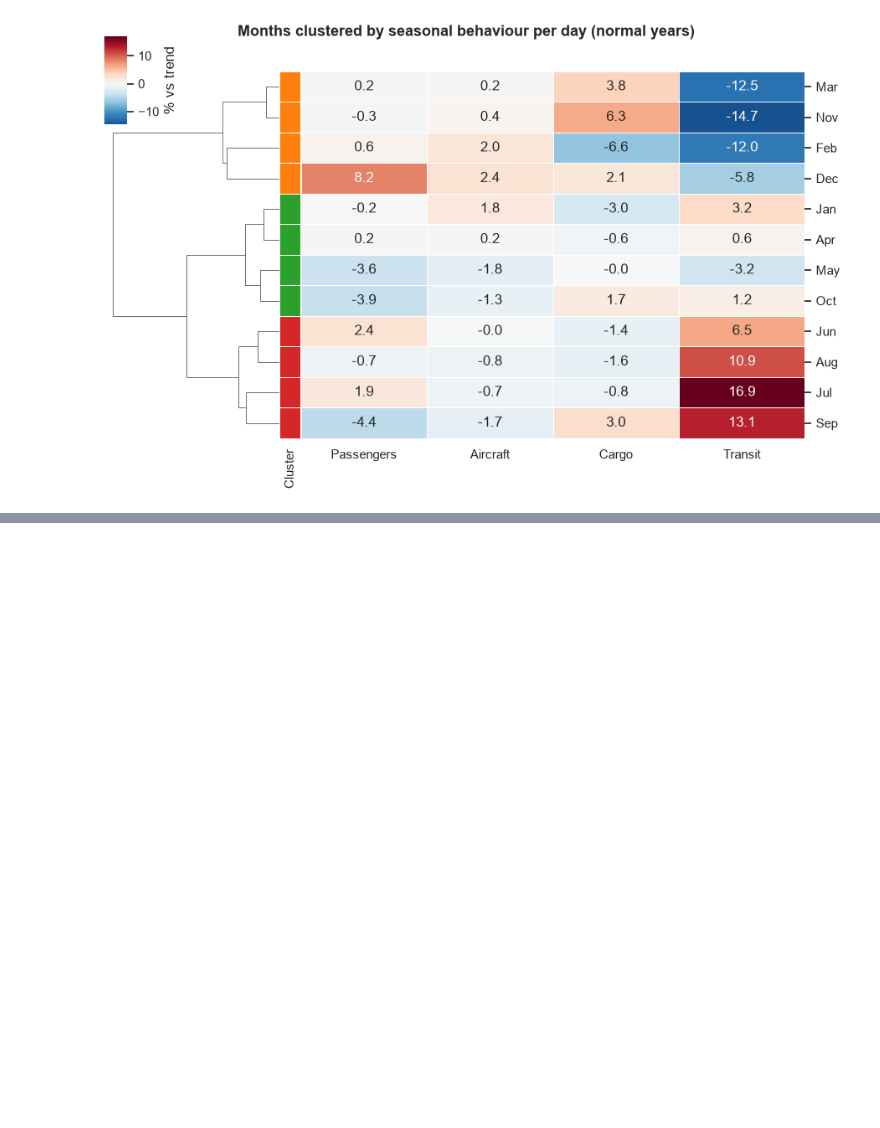
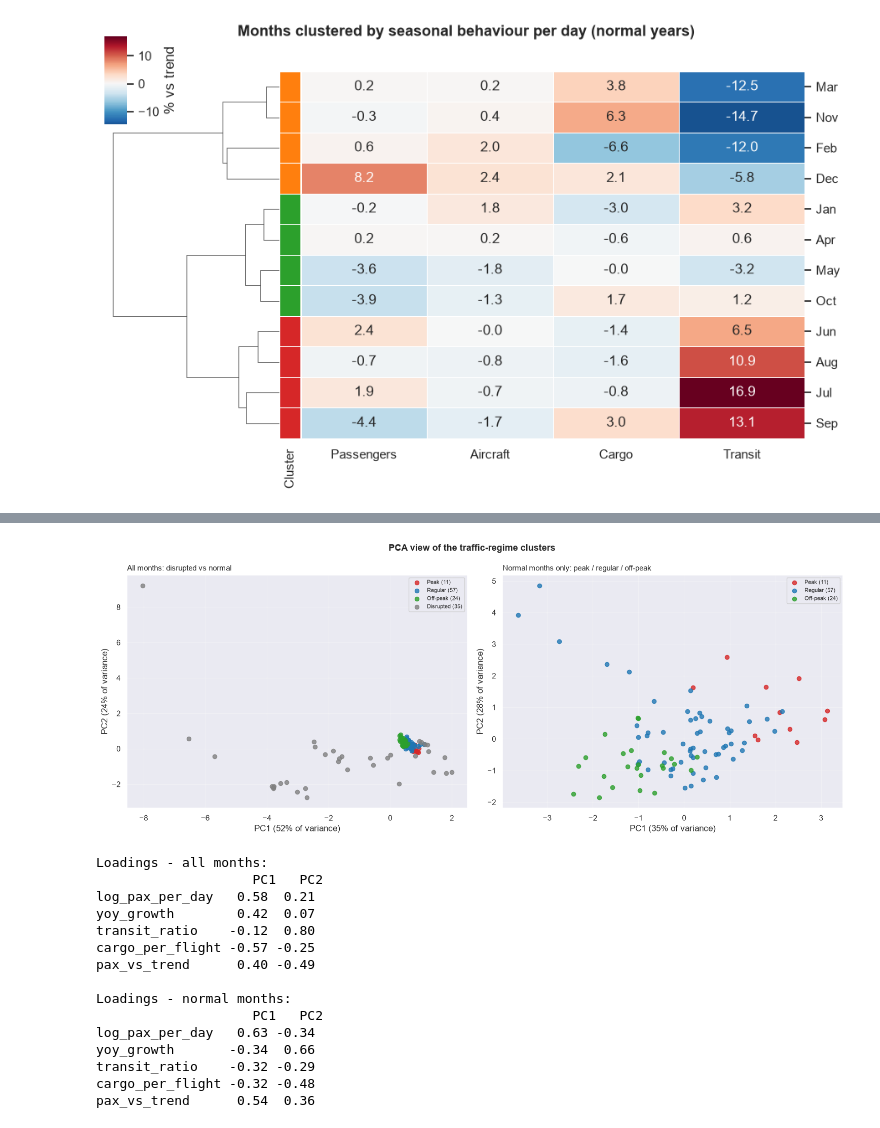
Before and after one commit to angh0059/KM6312group8, a Jupyter notebook: km6312project.ipynb, the cells around one changed output, grey strips where cells are left out. Cells and saved outputs as stored; diff of their text form; code cells hidden in the pictures; blank space fills up the shorter version.

```diff
--- a/km6312project.ipynb
+++ b/km6312project.ipynb
@@ -536,7 +536,7 @@ STL separates each series into a long-term trend, a repeating yearly pattern and
 # %%
 from statsmodels.tsa.seasonal import STL
 import matplotlib.dates as mdates
-ol = "Passenger_Total"
+col = "Passenger_Total"
 y = d[col].asfreq("MS")
 y = y / y.index.days_in_month          # per day: removes the February dip
 y = np.log(y)                          # seasonal effect becomes % instead of absolute
@@ -1053,3 +1055,52 @@ Cluster (tree colour)	Months	What the heatmap shows
 Orange:	Mar, Nov, Feb, Dec:	Dark blue in the transit column (−6 to −15%). Cargo is red in Nov and Mar (+4 to +6%) but blue in Feb (−7%). Dec is the passenger peak (+8%).
 Green:	Jan, Apr, May, Oct:	Pale across the board, close to trend: the “average” months. May and Oct are mild passenger lows (−4%).
 Red:	Jun, Jul, Aug, Sep:	Dark red in the transit column (+7 to +17%), the mid-year transit peak.
+# %%
+from sklearn.decomposition import PCA
+from sklearn.preprocessing import StandardScaler
+
+feat_cols = ["log_pax_per_day", "yoy_growth", "transit_ratio", "cargo_per_flight", "pax_vs_trend"]
+colors = {"Peak": "tab:red", "Regular": "tab:blue", "Off-peak": "tab:green", "Disrupted": "grey"}
+
+def pca_plot(data, title, ax):
+    Xs = StandardScaler().fit_transform(data[feat_cols])
+    pca = PCA(n_components=2).fit(Xs)
+    pc = pca.transform(Xs)
+    for r, c in colors.items():
+        m = (data["regime"] == r).values
+        if m.any():
+            ax.scatter(pc[m, 0], pc[m, 1], color=c, s=35, alpha=0.8, label=f"{r} ({m.sum()})")
+    ax.set_xlabel(f"PC1 ({pca.explained_variance_ratio_[0]:.0%} of variance)")
+    ax.set_ylabel(f"PC2 ({pca.explained_variance_ratio_[1]:.0%} of variance)")
+    ax.set_title(title, loc="left", fontsize=11)
+    ax.legend(fontsize=8); ax.grid(alpha=0.3)
+    # loadings: how much each feature contributes to each component
+    return pd.DataFrame(pca.components_.T, index=feat_cols, columns=["PC1", "PC2"]).round(2)
+
+fig, (ax1, ax2) = plt.subplots(1, 2, figsize=(15, 6))
+load_all  = pca_plot(feat, "All months: disrupted vs normal", ax1)
+load_norm = pca_plot(feat[feat["regime"] != "Disrupted"],
+                     "Normal months only: peak / regular / off-peak", ax2)
+fig.suptitle("PCA view of the traffic-regime clusters", fontsize=13, fontweight="bold")
+fig.tight_layout()
+plt.show()
+
+print("Loadings - all months:\n", load_all)
+print("\nLoadings - normal months:\n", load_norm)
+# %% [output]
+[figure, added]
+Loadings - all months:
+                    PC1   PC2
+log_pax_per_day   0.58  0.21
+yoy_growth        0.42  0.07
+transit_ratio    -0.12  0.80
+cargo_per_flight -0.57 -0.25
+pax_vs_trend      0.40 -0.49
+
+Loadings - normal months:
+                    PC1   PC2
+log_pax_per_day   0.63 -0.34
+yoy_growth       -0.34  0.66
+transit_ratio    -0.32 -0.29
+cargo_per_flight -0.32 -0.48
+pax_vs_trend      0.54  0.36
```
Also changed, not shown: parts of 10 cells of this notebook.
